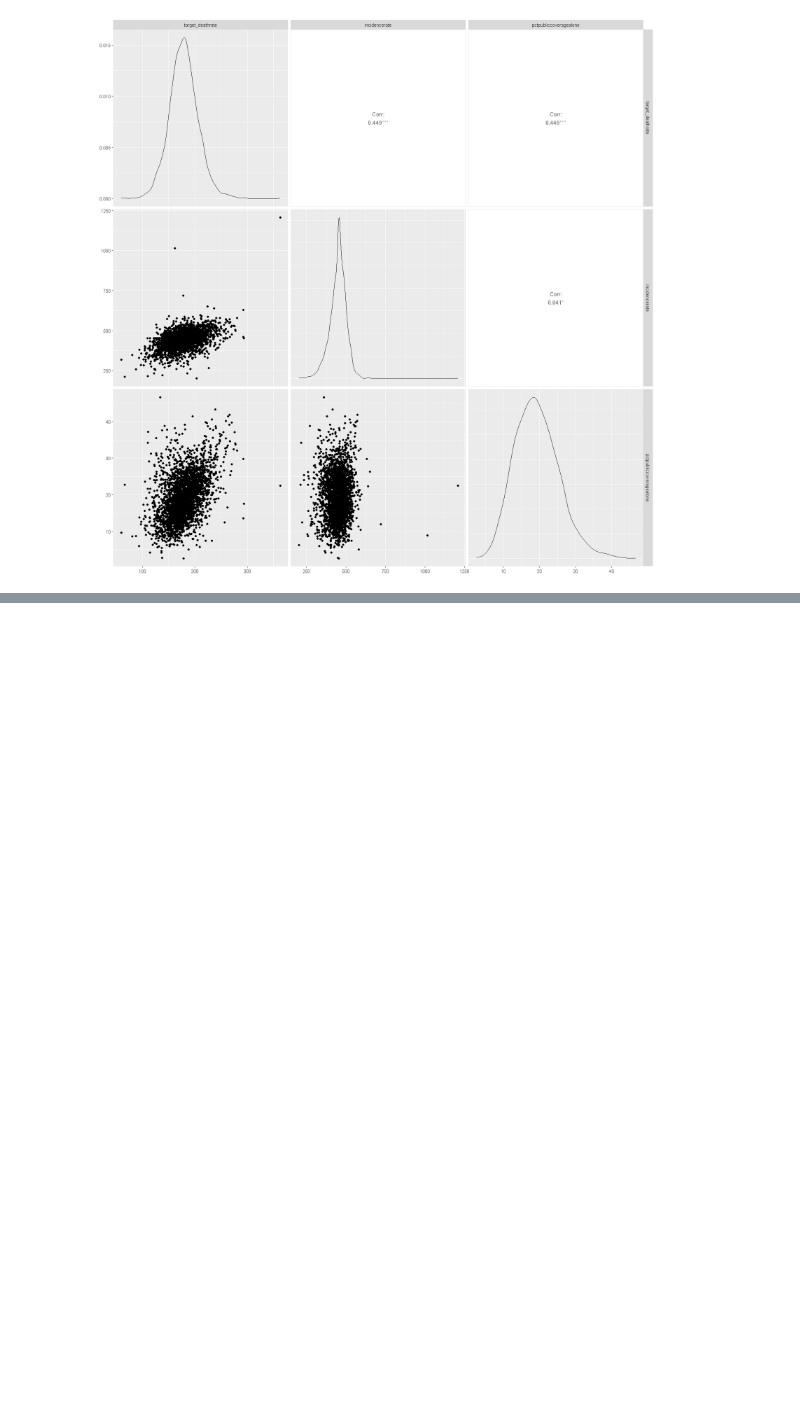
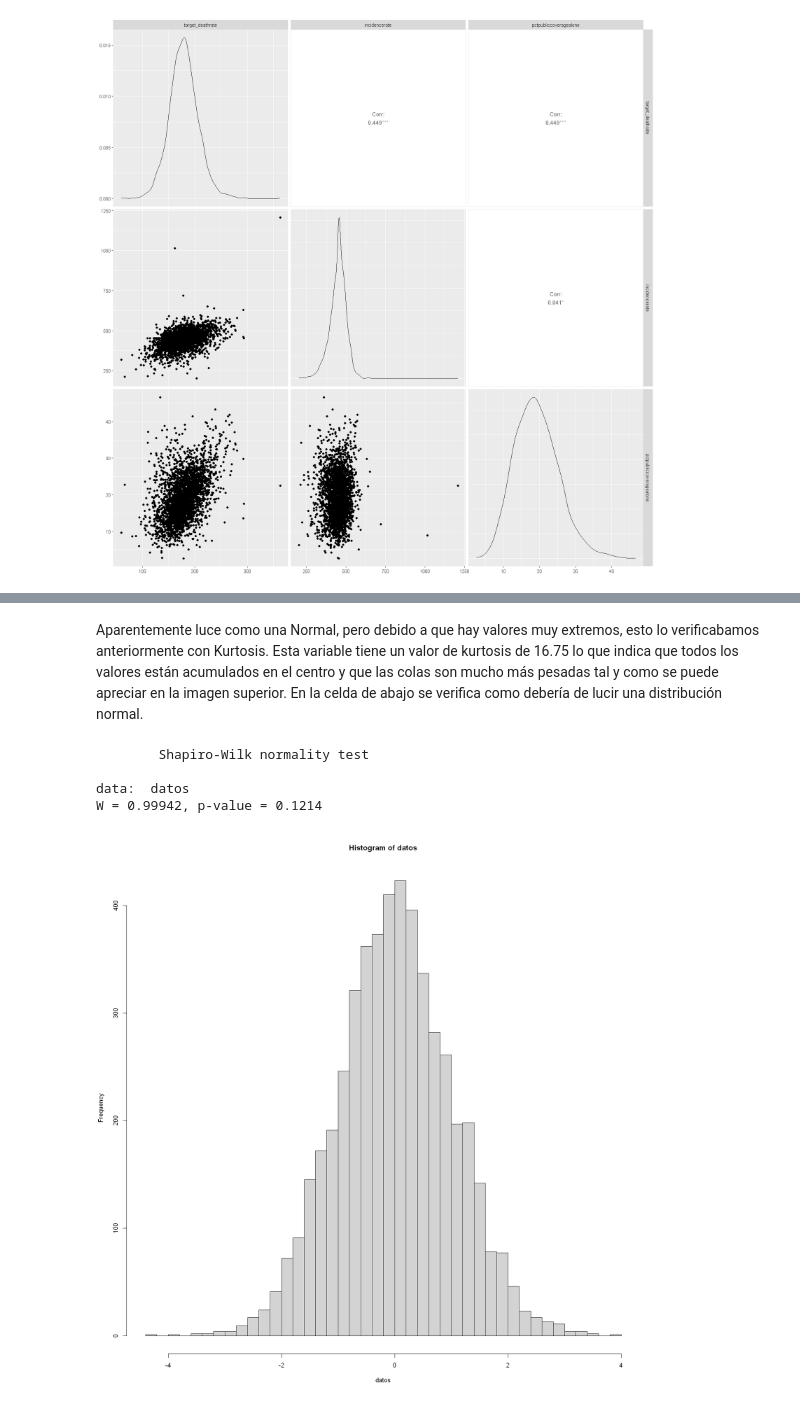
Before and after one commit to Didac-piferrer/MUDS, a Jupyter notebook: Estadistica/E4/MD004DidacPiferrerIglesiasAC04.ipynb, the cells around one changed output, grey strips where cells are left out. Drawn from its saved outputs; the diff is of its cells as text; code cells hidden in the pictures; blank space fills up the shorter version.

```diff
--- a/Estadistica/E4/MD004DidacPiferrerIglesiasAC04.ipynb
+++ b/Estadistica/E4/MD004DidacPiferrerIglesiasAC04.ipynb
@@ -393,0 +537,17 @@ ggpairs(mydf)
+# %% [markdown]
+Aparentemente luce como una Normal, pero debido a que hay valores muy extremos, esto lo verificabamos anteriormente con Kurtosis. Esta variable tiene un valor de kurtosis de 16.75 lo que indica que todos los valores están acumulados en el centro y que las colas son mucho más pesadas tal y como se puede apreciar en la imagen superior. En la celda de abajo se verifica como debería de lucir una distribución normal.
+# %%
+datos <- rnorm(5000) # Esto crea una muestra de datos normalmente distribuida
+
+# Realizar el test de Shapiro-Wilk
+resultado <- shapiro.test(datos)
+
+# Mostrar resultados
+print(resultado)
+hist(datos, breaks =30)
+# %% [output]
+        Shapiro-Wilk normality test
+
+data:  datos
+W = 0.99942, p-value = 0.1214
+[figure, added]
```
Also changed, not shown: parts of 27 cells of this notebook.
